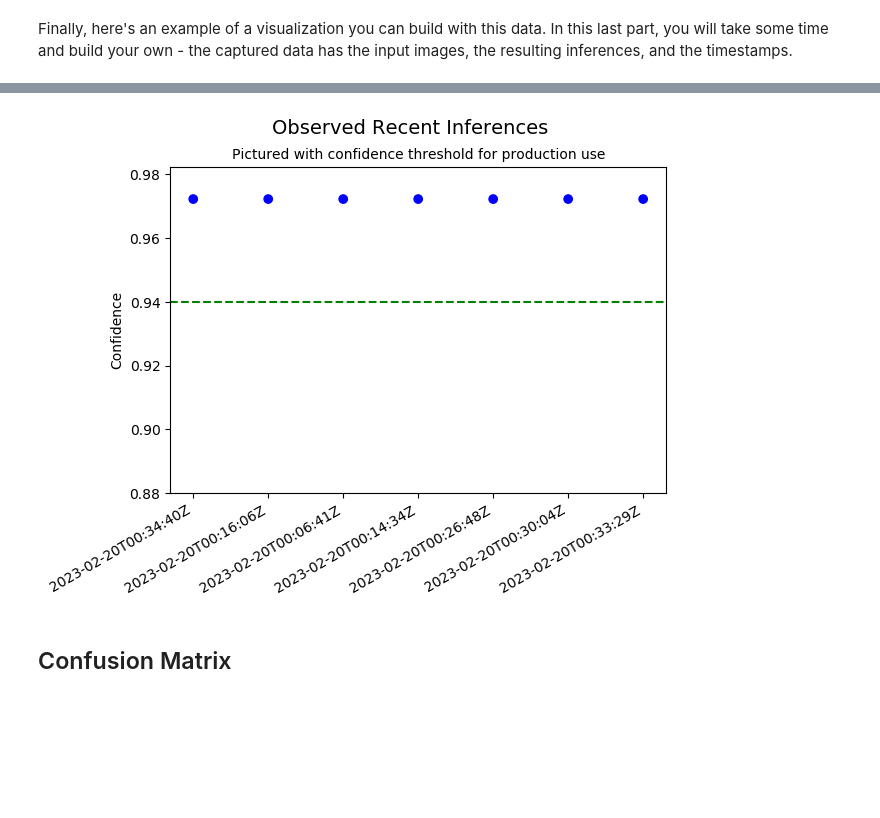
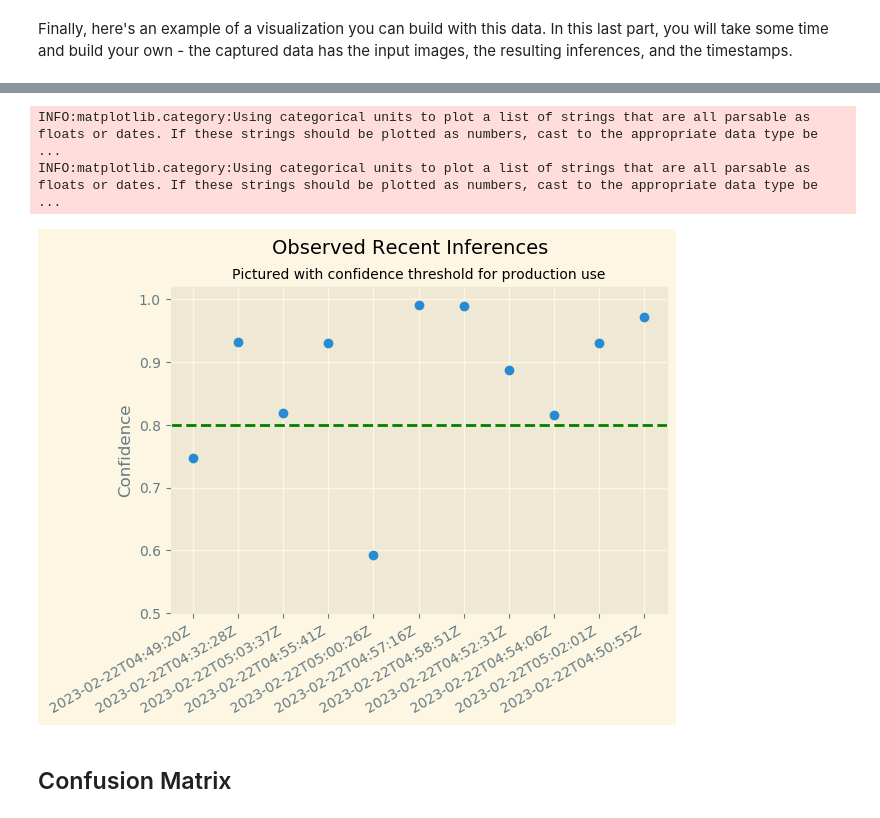
Before and after one commit to ssar0014/aws-image-classifier, a Jupyter notebook: ml-project-2.ipynb, the cells around one changed output, grey strips where cells are left out. Cells and saved outputs as stored; diff of their text form; code cells hidden in the pictures; blank space fills up the shorter version.

```diff
--- a/ml-project-2.ipynb
+++ b/ml-project-2.ipynb
@@ -544,7 +559,7 @@ Next, instantiate a Predictor:
 from sagemaker.predictor import Predictor
 import json
 # %%
-predictor = Predictor(endpoint_name = endpoint_name)
+predictor = Predictor(endpoint_name = "image-classifier01endpoint-new")
 # %% [markdown]
 In the code snippet below we are going to prepare one of your saved images for prediction. Use the predictor to process the `payload`.
 # %%
@@ -899,2 +865,6 @@ simple_getter(json_data[1])
 # %% [markdown]
 Finally, here's an example of a visualization you can build with this data. In this last part, you will take some time and build your own - the captured data has the input images, the resulting inferences, and the timestamps.
+# %%
+for obj in json_data:
+    inference, timestamp = simple_getter(obj)
+    print(inference)
@@ -901,31 +883,33 @@ Finally, here's an example of a visualization you can build with this data. In t
 # %%
 # Populate the data for the x and y axis
 import matplotlib.pyplot as plt
 %matplotlib inline
 
 x = []
 y = []
 for obj in json_data:
     inference, timestamp = simple_getter(obj)
 
     y.append(max(inference))
     x.append(timestamp)
 
 # Todo: here is an visualization example, take some time to build another visual that helps monitor the result
 # Plot the data
-plt.scatter(x, y, c=['r' if k<.94 else 'b' for k in y ])
-plt.axhline(y=0.94, color='g', linestyle='--')
-plt.ylim(bottom=.88)
+plt.scatter(x, y)
+plt.axhline(y=0.80, color='g', linestyle='--')
+plt.ylim(bottom=.50)
 
 # Add labels
 plt.ylabel("Confidence")
 plt.suptitle("Observed Recent Inferences", size=14)
 plt.title("Pictured with confidence threshold for production use", size=10)
 
 # Give it some pizzaz!
 plt.style.use("Solarize_Light2")
 plt.gcf().autofmt_xdate()
 # %% [output]
+INFO:matplotlib.category:Using categorical units to plot a list of strings that are all parsable as floats or dates. If these strings should be plotted as numbers, cast to the appropriate data type be ...
+INFO:matplotlib.category:Using categorical units to plot a list of strings that are all parsable as floats or dates. If these strings should be plotted as numbers, cast to the appropriate data type be ...
-[figure, old version]
+[figure, new version]
 # %% [markdown]
 ## Confusion Matrix
```
Also changed, not shown: parts of 26 cells of this notebook, 1 other file.
